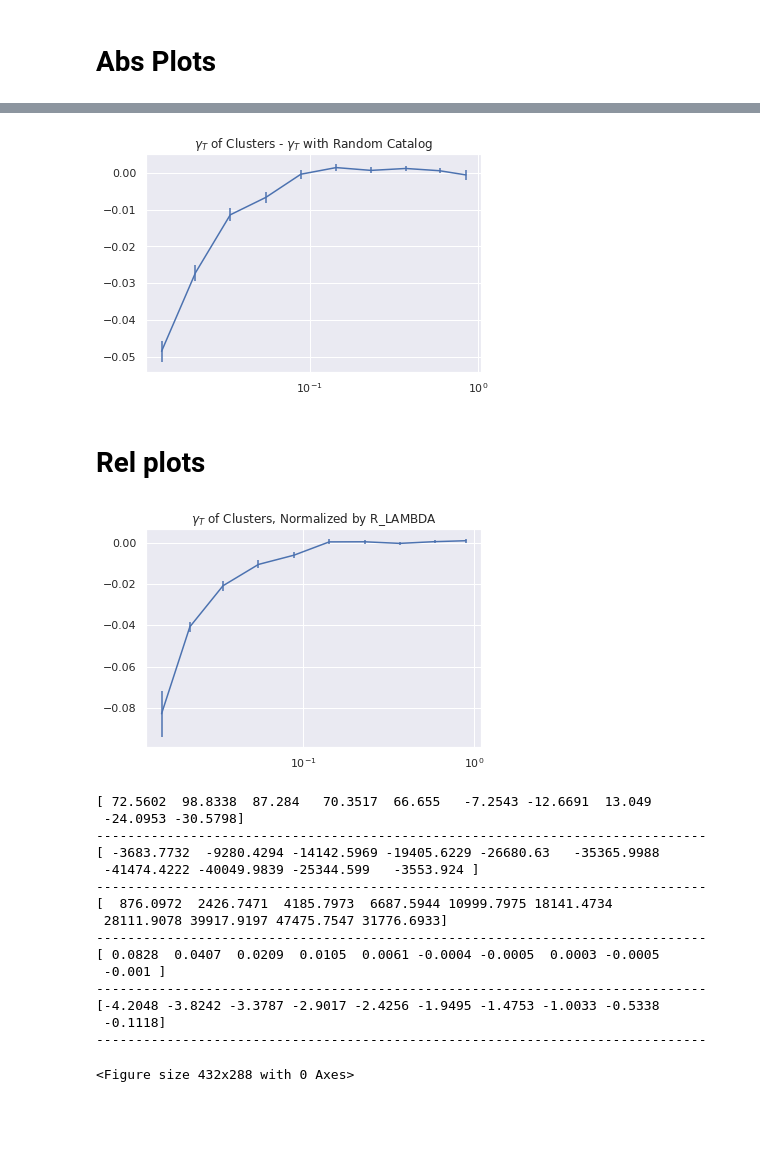
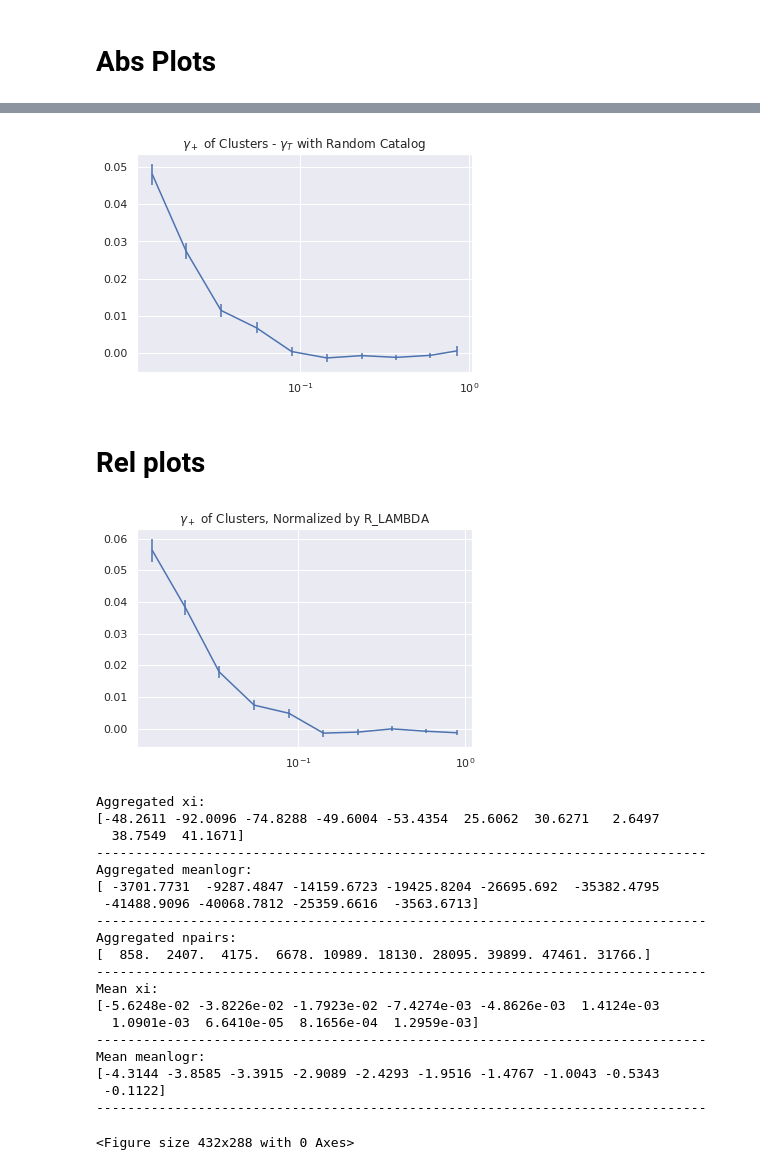
Before and after one commit to aa-12323/sa, a Jupyter notebook: lib/output/mcal/all/all_z/treecorr_mcal_all_all_z.ipynb, the cells around one changed output, grey strips where cells are left out. Drawn from its saved outputs; the diff is of its cells as text; code cells hidden in the pictures; blank space fills up the shorter version.

```diff
--- a/lib/output/mcal/all/all_z/treecorr_mcal_all_all_z.ipynb
+++ b/lib/output/mcal/all/all_z/treecorr_mcal_all_all_z.ipynb
@@ -51,11 +43,13 @@ def get_ng(cluster,mode1,mode2):
             return (shapes.loc[cen_id])
         def get_cluster_sats(cluster):
             cen_mat_id=cluster.name
-            sats=satellite[satellite['All','MEM_MATCH_ID']==cen_mat_id]
+            cen_id=cluster[('Alt','Alt1','ID_CENT')]
+            sats=shapes[shapes['All','MEM_MATCH_ID']==cen_mat_id]
+            sats=sats[sats.index!=cen_id]
             return (sats)
     elif mode1=='r':
         def get_cluster_sats(cluster):
-            return(satellite)
+            return(shapes)
         def get_cluster_cen(cluster):
             return (random)
 
@@ -98,7 +92,7 @@ def get_ng(cluster,mode1,mode2):
 #     print(np.shape(cen_ra),np.shape(cen_dec))
 #     print(cen_ra,cen_dec)
 
-    sats_cat = treecorr.Catalog( g1 = -sats_e1, g2   = -sats_e2,
+    sats_cat = treecorr.Catalog( g1 = sats_e1, g2   = sats_e2,
                                  ra = sats_ra, dec = sats_dec,r=sats_angr,
                                  ra_units='deg', dec_units='deg')
 
@@ -120,14 +114,19 @@ length=len(clusters)
 
 def get_ng_list(mode2):
     ng_list=np.empty([length,4,NBINS])
+    filler=np.zeros([1,4,NBINS])
 
     i=0
+    e_count=0
     for index,cluster in tqdm(clusters.iterrows()):
         try:
-            ng_list[(i),:,:]=get_xi_meanlogr_varxi_npairs(cluster,'s',mode2)
+            ng_list[i,:,:]=get_xi_meanlogr_varxi_npairs(cluster,'s',mode2)
             i=i+1
         except ValueError as e:
-            print(e)
+            ng_list[i,:,:]=filler
+            i=i+1
+            e_count=e_count+1
+    print("Number of empty sat catalogs is {}".format(e_count))
     return (ng_list)
 # %%
 ng_abs=get_ng_list('abs')
@@ -208,12 +192,24 @@ def plt_w_error(meanlogr,xi,varxi,title):
 #     ax.set_ylim(-0.020,0.020)
     plt.show()
 
-    if title==r"$\gamma_T$ of Clusters, Normalized by R_LAMBDA":
+    if title==r"$\gamma_+$ of Clusters, Normalized by R_LAMBDA":
         plt.savefig("/home/cz136/project/sa/image/rel_{}_{}_{}.png".format(shape_cat,vol,z_range))
 #     plt.xscale('log')
 #     plt.yscale('log')
 # %% [markdown]
 # Statistics
+# %%
+def print_data(sum_,mean_):
+    sum_string=["Aggregated xi:", "Aggregated meanlogr:","Aggregated npairs:"]
+    for i,data in enumerate(sum_):
+        print(sum_string[i])
+        print(sum_[i])
+        print(sep)
+    mean_string=["Mean xi:", "Mean meanlogr:","Mean npairs:"]
+    for i,data in enumerate(mean_):
+        print(mean_string[i])
+        print(mean_[i])
+        print(sep)
 # %% [markdown]
 # Abs Plots
 # %%
@@ -253,32 +249,31 @@ print(r_sigma)
 # %%
-plt_w_error(mean_abs[1],-(mean_abs[0]+r_xi),np.hypot(r_sigma,sig_abs),r"$\gamma_T$ of Clusters - $\gamma_T$ with Random Catalog")
+plt_w_error(mean_abs[1],-(mean_abs[0]+r_xi),np.hypot(r_sigma,sig_abs),r"$\gamma_+$ of Clusters - $\gamma_T$ with Random Catalog")
 # %% [output]
-[figure, old version]
+[figure, new version]
 # %% [markdown]
 # Rel plots
 # %%
-plt_w_error(mean_rel[1],-mean_rel[0],sig_rel,r"$\gamma_T$ of Clusters, Normalized by R_LAMBDA")
-for data  in sum_rel:
-    print(data)
-    print(sep)
-for data in mean_rel:
-    print(data)
-    print(sep)
+plt_w_error(mean_rel[1],-mean_rel[0],sig_rel,r"$\gamma_+$ of Clusters, Normalized by R_LAMBDA")
+print_data(sum_rel,mean_rel)
 # %% [output]
-[figure, old version]
+[figure, new version]
-[ 72.5602  98.8338  87.284   70.3517  66.655   -7.2543 -12.6691  13.049
- -24.0953 -30.5798]
+Aggregated xi:
+[-48.2611 -92.0096 -74.8288 -49.6004 -53.4354  25.6062  30.6271   2.6497
+  38.7549  41.1671]
 ------------------------------------------------------------------------------
-[ -3683.7732  -9280.4294 -14142.5969 -19405.6229 -26680.63   -35365.9988
- -41474.4222 -40049.9839 -25344.599   -3553.924 ]
+Aggregated meanlogr:
+[ -3701.7731  -9287.4847 -14159.6723 -19425.8204 -26695.692  -35382.4795
+ -41488.9096 -40068.7812 -25359.6616  -3563.6713]
 ------------------------------------------------------------------------------
-[  876.0972  2426.7471  4185.7973  6687.5944 10999.7975 18141.4734
- 28111.9078 39917.9197 47475.7547 31776.6933]
+Aggregated npairs:
+[  858.  2407.  4175.  6678. 10989. 18130. 28095. 39899. 47461. 31766.]
 ------------------------------------------------------------------------------
-[ 0.0828  0.0407  0.0209  0.0105  0.0061 -0.0004 -0.0005  0.0003 -0.0005
- -0.001 ]
+Mean xi:
+[-5.6248e-02 -3.8226e-02 -1.7923e-02 -7.4274e-03 -4.8626e-03  1.4124e-03
+  1.0901e-03  6.6410e-05  8.1656e-04  1.2959e-03]
 ------------------------------------------------------------------------------
-[-4.2048 -3.8242 -3.3787 -2.9017 -2.4256 -1.9495 -1.4753 -1.0033 -0.5338
- -0.1118]
+Mean meanlogr:
+[-4.3144 -3.8585 -3.3915 -2.9089 -2.4293 -1.9516 -1.4767 -1.0043 -0.5343
+ -0.1122]
 ------------------------------------------------------------------------------
 <Figure size 432x288 with 0 Axes>
```
Also changed, not shown: parts of 6 cells of this notebook, 22 other files.
